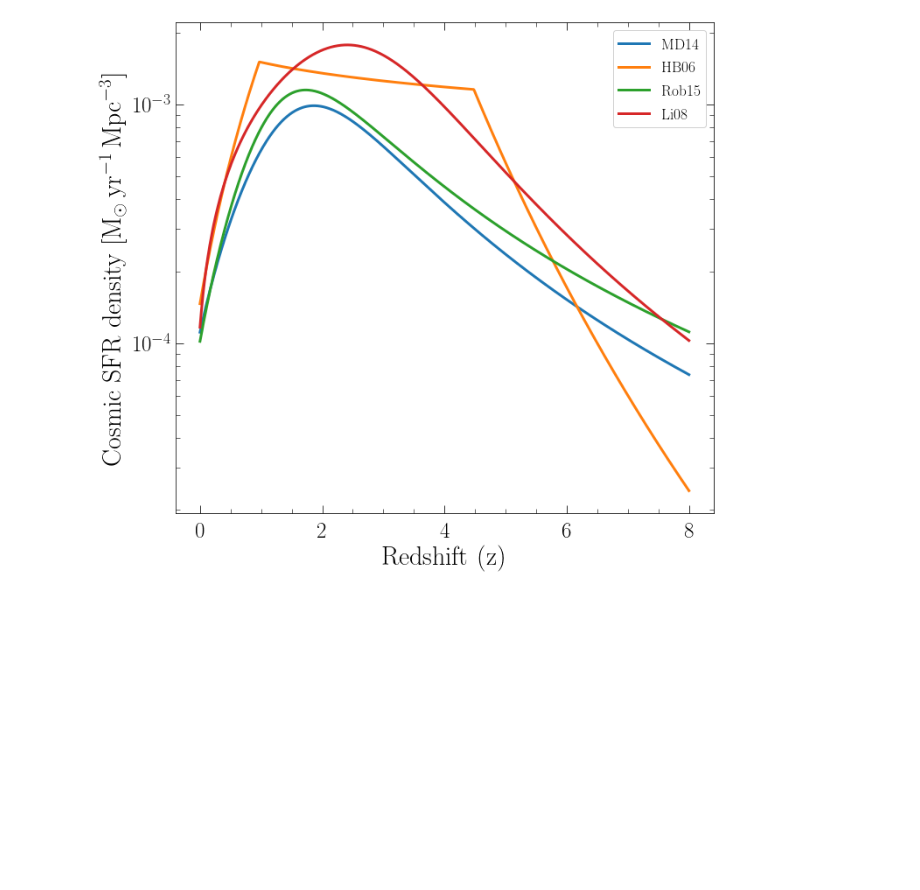
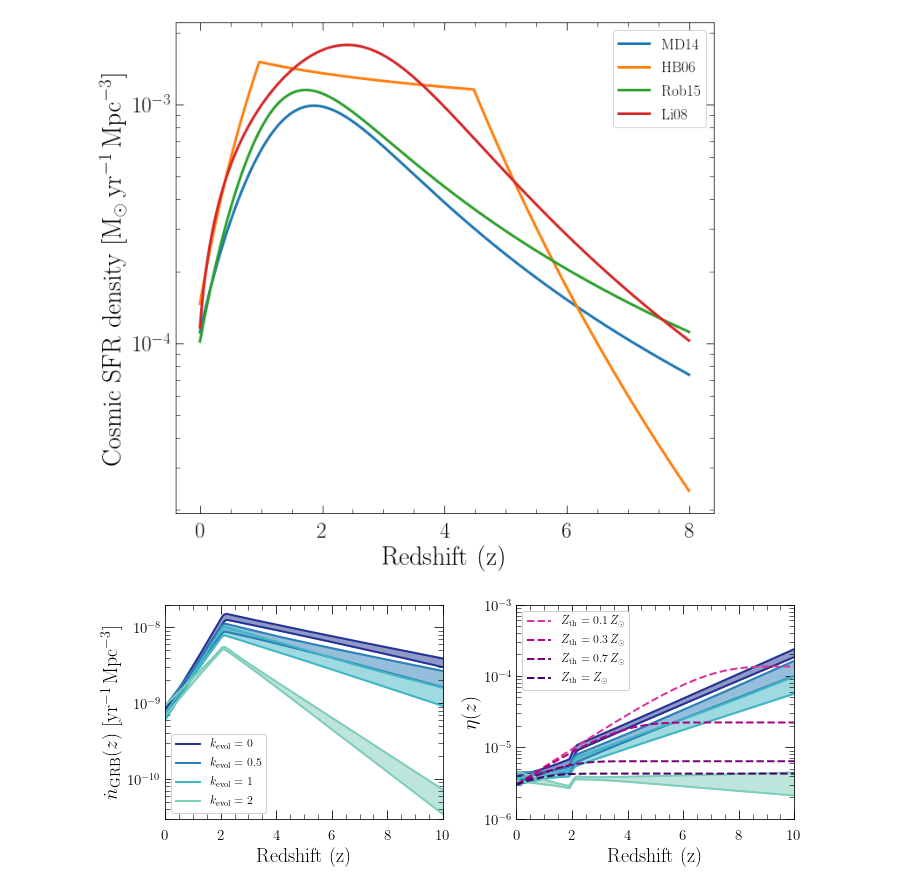
Before and after one commit to JPalmerio/GRB_population_model, a Jupyter notebook: ipynb_codes/LGRB_rates.ipynb, the cells around one changed output. Saved outputs shown, nothing was run; the diff lists cells and outputs as text; code cells hidden in the pictures; blank space fills up the shorter version.

```diff
--- a/ipynb_codes/LGRB_rates.ipynb
+++ b/ipynb_codes/LGRB_rates.ipynb
@@ -159,3 +176,98 @@ HB06 rho0_* : 1.462e-04 Msun yr-1 Mpc-3
 Rob15 rho0_* : 1.017e-04 Msun yr-1 Mpc-3
 Li08 rho0_* : 1.165e-04 Msun yr-1 Mpc-3
 [figure]
+# %%
+def read_file(fname):
+    df = pd.read_csv(fname, sep='\t')
+    df.rename(columns=lambda x:x.strip(), inplace=True)
+    df.rename(columns={'# z':'z'}, inplace=True)
+    return df
+# %%
+plt.style.use('presentation')
+colors = ['#253494', '#2c7fb8', '#41b6c4', '#7fcdbb']
+colors_Z = ['#fff7f3','#fde0dd','#fcc5c0','#fa9fb5','#f768a1','#dd3497','#ae017e','#7a0177','#49006a']
+
+
+k0_A_nF_f90 = read_file(f'../model_outputs_non-dockerized/best_populations/z_distr_k0_A_nF.txt')
+k05_A_nF_f90 = read_file(f'../model_outputs_non-dockerized/best_populations/z_distr_k05_A_nF.txt')
+k1_A_nF_f90 = read_file(f'../model_outputs_non-dockerized/best_populations/z_distr_k1_A_nF.txt')
+k2_A_nF_f90 = read_file(f'../model_outputs_non-dockerized/best_populations/z_distr_k2_A_nF.txt')
+
+z = k0_A_nF_f90['z']
+SFR = ff.BExp(z)
+
+Zth001 = met_mass_fraction(z, 0.01)
+Zth01 = met_mass_fraction(z, 0.1)
+Zth03 = met_mass_fraction(z, 0.3)
+Zth07 = met_mass_fraction(z, 0.7)
+Zth1 = met_mass_fraction(z, 1)
+Zth001 = 3e-6*Zth001 / Zth001[0]
+Zth01 = 3e-6*Zth01 / Zth01[0]
+Zth03 = 3e-6*Zth03 / Zth03[0]
+Zth07 = 3e-6*Zth07 / Zth07[0]
+Zth1 = 3e-6*Zth1 / Zth1[0]
+
+fig, axes = plt.subplots(1,2, figsize=(10,4), sharex=True, tight_layout=True)
+ax1 = axes[0]
+ax2 = axes[1]
+
+# ax1.plot(k0_A_nF_f90['z'], k0_A_nF_f90['median'], label='k0 A nF', color=colors[0])
+# ax1.plot(k1_A_nF_f90['z'], k1_A_nF_f90['median'], label='k1 A nF', color=colors[2])
+# ax1.plot(k2_A_nF_f90['z'], k2_A_nF_f90['median'], label='k2 A nF', color=colors[3])
+
+ax1.plot(k0_A_nF_f90['z'], k0_A_nF_f90['lower'], lw=2, color=colors[0])
+ax1.plot(k05_A_nF_f90['z'], k05_A_nF_f90['lower'], lw=2, color=colors[1])
+ax1.plot(k1_A_nF_f90['z'], k1_A_nF_f90['lower'], lw=2, color=colors[2])
+ax1.plot(k2_A_nF_f90['z'], k2_A_nF_f90['lower'], lw=2, color=colors[3])
+ax1.plot(k0_A_nF_f90['z'], k0_A_nF_f90['upper'], lw=2, color=colors[0], label=r'$k_{\rm evol} = 0$')
+ax1.plot(k05_A_nF_f90['z'], k05_A_nF_f90['upper'], lw=2, color=colors[1], label=r'$k_{\rm evol} = 0.5$')
+ax1.plot(k1_A_nF_f90['z'], k1_A_nF_f90['upper'], lw=2, color=colors[2], label=r'$k_{\rm evol} = 1$')
+ax1.plot(k2_A_nF_f90['z'], k2_A_nF_f90['upper'], lw=2, color=colors[3], label=r'$k_{\rm evol} = 2$')
+
+ax1.fill_between(k0_A_nF_f90['z'], k0_A_nF_f90['upper'], k0_A_nF_f90['lower'], alpha=0.5, color=colors[0])
+ax1.fill_between(k05_A_nF_f90['z'], k05_A_nF_f90['upper'], k05_A_nF_f90['lower'], alpha=0.5, color=colors[1])
+ax1.fill_between(k1_A_nF_f90['z'], k1_A_nF_f90['upper'], k1_A_nF_f90['lower'], alpha=0.5, color=colors[2])
+ax1.fill_between(k2_A_nF_f90['z'], k2_A_nF_f90['upper'], k2_A_nF_f90['lower'], alpha=0.5, color=colors[3])
+
+ax1.set_xlim(0,10)
+ax1.set_ylim(3e-11,2e-8)
+ax1.set_yscale('log')
+ax1.set_ylabel(r'$\dot{n}_{\rm GRB}(z)~[\rm yr^{-1}\,Mpc^{-3}$]')
+
+# ax2.plot(k0_A_nF_f90['z'], k0_A_nF_f90['median']/SFR, color=colors[0])
+# ax2.plot(k1_A_nF_f90['z'], k1_A_nF_f90['median']/SFR, color=colors[2])
+# ax2.plot(k2_A_nF_f90['z'], k2_A_nF_f90['median']/SFR, color=colors[3])
+
+ax2.plot(k0_A_nF_f90['z'], k0_A_nF_f90['lower']/SFR, color=colors[0], lw=2)
+ax2.plot(k05_A_nF_f90['z'], k05_A_nF_f90['lower']/SFR, color=colors[1], lw=2)
+ax2.plot(k1_A_nF_f90['z'], k1_A_nF_f90['lower']/SFR, color=colors[2], lw=2)
+ax2.plot(k2_A_nF_f90['z'], k2_A_nF_f90['lower']/SFR, color=colors[3], lw=2)
+ax2.plot(k0_A_nF_f90['z'], k0_A_nF_f90['upper']/SFR, color=colors[0], lw=2)
+ax2.plot(k05_A_nF_f90['z'], k05_A_nF_f90['upper']/SFR, color=colors[1], lw=2)
+ax2.plot(k1_A_nF_f90['z'], k1_A_nF_f90['upper']/SFR, color=colors[2], lw=2)
+ax2.plot(k2_A_nF_f90['z'], k2_A_nF_f90['upper']/SFR, color=colors[3], lw=2)
+
+ax2.fill_between(k0_A_nF_f90['z'], k0_A_nF_f90['upper']/SFR, k0_A_nF_f90['lower']/SFR, alpha=0.5, color=colors[0])
+ax2.fill_between(k05_A_nF_f90['z'], k05_A_nF_f90['upper']/SFR, k05_A_nF_f90['lower']/SFR, alpha=0.5, color=colors[1])
+ax2.fill_between(k1_A_nF_f90['z'], k1_A_nF_f90['upper']/SFR, k1_A_nF_f90['lower']/SFR, alpha=0.5, color=colors[2])
+ax2.fill_between(k2_A_nF_f90['z'], k2_A_nF_f90['upper']/SFR, k2_A_nF_f90['lower']/SFR, alpha=0.5, color=colors[3])
+
+
+# ax2.plot(z, Zth001, label=r'$Z_{\rm th}=0.01\,Z_{\odot}$', ls='--', lw=1.5, color=colors_Z[-5])
+ax2.plot(z, Zth01, label=r'$Z_{\rm th}=0.1\,Z_{\odot}$', ls='--', lw=2, color=colors_Z[-4])
+ax2.plot(z, Zth03, label=r'$Z_{\rm th}=0.3\,Z_{\odot}$', ls='--', lw=2, color=colors_Z[-3])
+ax2.plot(z, Zth07, label=r'$Z_{\rm th}=0.7\,Z_{\odot}$', ls='--', lw=2, color=colors_Z[-2])
+ax2.plot(z, Zth1, label=r'$Z_{\rm th}=Z_{\odot}$', ls='--', lw=2, color=colors_Z[-1])
+ax2.set_ylim(1e-6,1e-3)
+
+ax1.legend(loc='lower left')
+ax2.legend(loc='upper left')
+ax2.set_yscale('log')
+ax1.set_xlabel('Redshift (z)')
+ax2.set_xlabel('Redshift (z)')
+ax2.set_ylabel('$\eta(z)$')
+
+fig.subplots_adjust(hspace=0)
+# fig.savefig('/Users/palmerio/Science_projects/Papers/LGRB_population_model/plots/LGRB_efficiency2.pdf', bbox_inches='tight')
+# %% [output]
+[figure, added]
```
Also changed, not shown: parts of 3 cells of this notebook, 47 other files.
